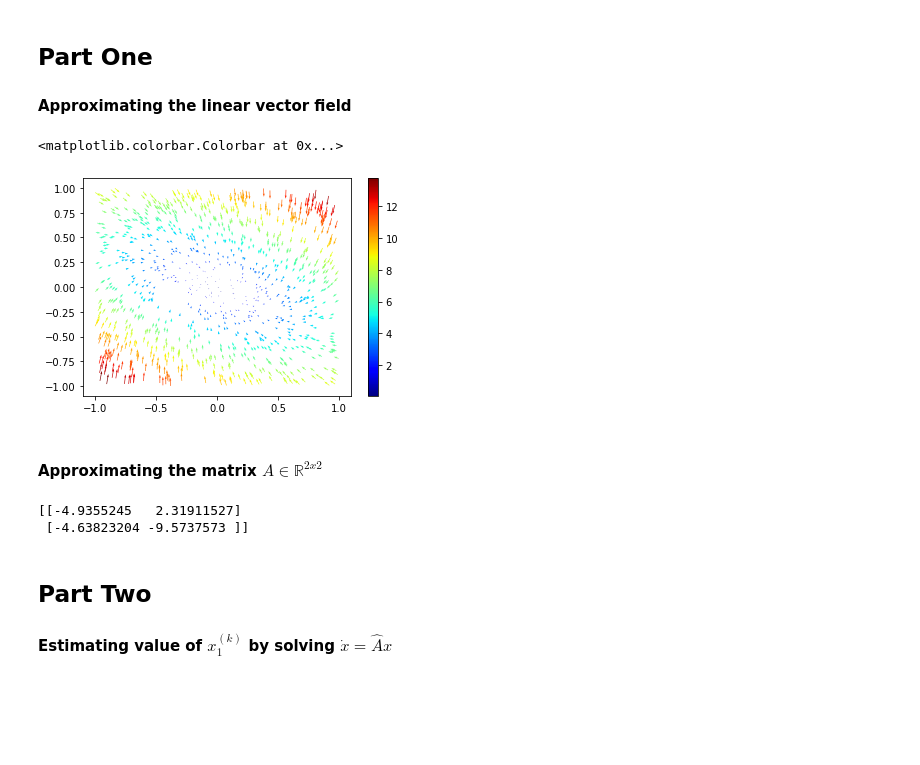
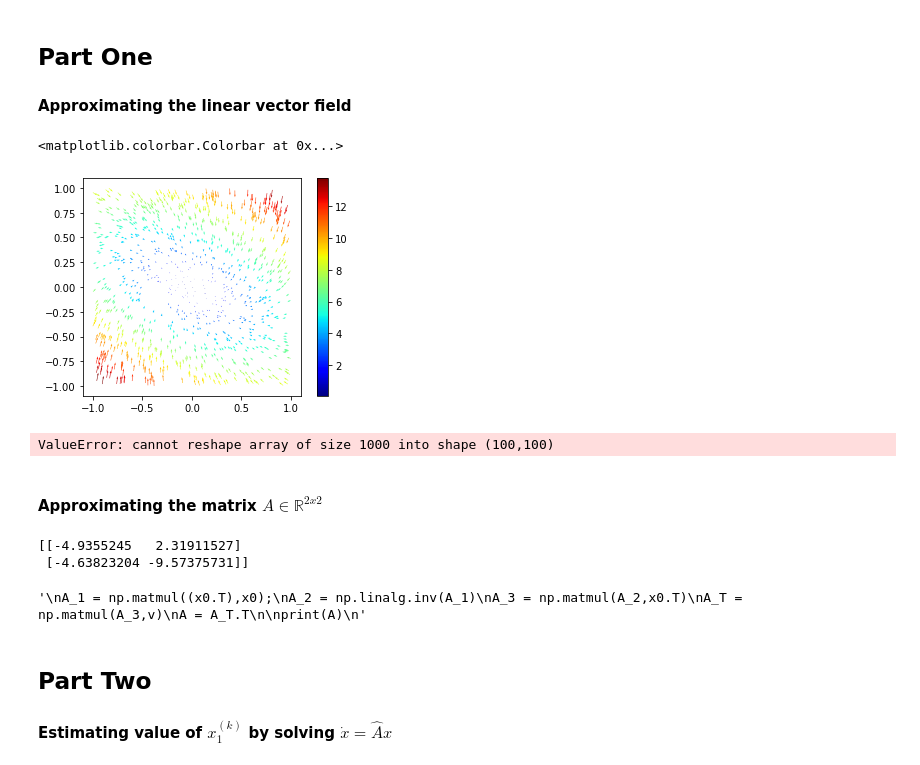
Before and after one commit to evtodorov/MLCMS, a Jupyter notebook: Exercise_5/Task_2.ipynb, the cells around one changed output. Cells and saved outputs as stored; diff of their text form; code cells hidden in the pictures; blank space fills up the shorter version.

```diff
--- a/Exercise_5/Task_2.ipynb
+++ b/Exercise_5/Task_2.ipynb
@@ -12,16 +9,37 @@ def MSE(est, tru):
 # %%
 x0 = np.loadtxt('data/linear_vectorfield_data_x0.txt')
 x1 = np.loadtxt('data/linear_vectorfield_data_x1.txt')
+
 dt = 0.01
 v = (x1 - x0)/dt
 plt.quiver(x0[:,0], x0[:,1], v[:,0], v[:,1], np.linalg.norm(v,axis=1),cmap='jet')
+plt.gca().set_aspect('equal')
 plt.colorbar()
 # %% [output]
 <matplotlib.colorbar.Colorbar at 0x...>
-[figure, old version]
+[figure, new version]
+# %%
+X, Y = np.meshgrid(np.arange(-10,10, .2), np.arange(-10,10,.2))
+XY = np.array([X.flatten(), Y.flatten()]).T
+U, V = [W.reshape(X.shape) for W in v.T]
+plt.streamplot(X, Y, U, V)
+plt.gca().set_aspect('equal')
+# %% [output]
+ValueError: cannot reshape array of size 1000 into shape (100,100)
 # %% [markdown]
 #### Approximating the matrix $A \in \mathbb{R}^{2x2}$
+# %%
+# Approximating the A matrix using numpy.linalg.lstsq
+coeff = ret_coeff(x0, v)
+A_T = coeff[0:2,0:2]
+A = A_T.T
+print(A)
+# %% [output]
+[[-4.9355245   2.31911527]
+ [-4.63823204 -9.57375731]]
 # %%
+# Using Explicit formula to estimate the coefficient matrix.
+'''
 A_1 = np.matmul((x0.T),x0);
 A_2 = np.linalg.inv(A_1)
 A_3 = np.matmul(A_2,x0.T)
@@ -29,9 +47,9 @@ A_T = np.matmul(A_3,v)
 A = A_T.T
 
 print(A)
+'''
 # %% [output]
-[[-4.9355245   2.31911527]
- [-4.63823204 -9.5737573 ]]
+'\nA_1 = np.matmul((x0.T),x0);\nA_2 = np.linalg.inv(A_1)\nA_3 = np.matmul(A_2,x0.T)\nA_T = np.matmul(A_3,v)\nA = A_T.T\n\nprint(A)\n'
 # %% [markdown]
 ## Part Two
 #### Estimating value of $x_1^{(k)}$ by solving $\dot{x} =\hat{A}x $
```
Also changed, not shown: parts of 4 cells of this notebook, 1 other file.
